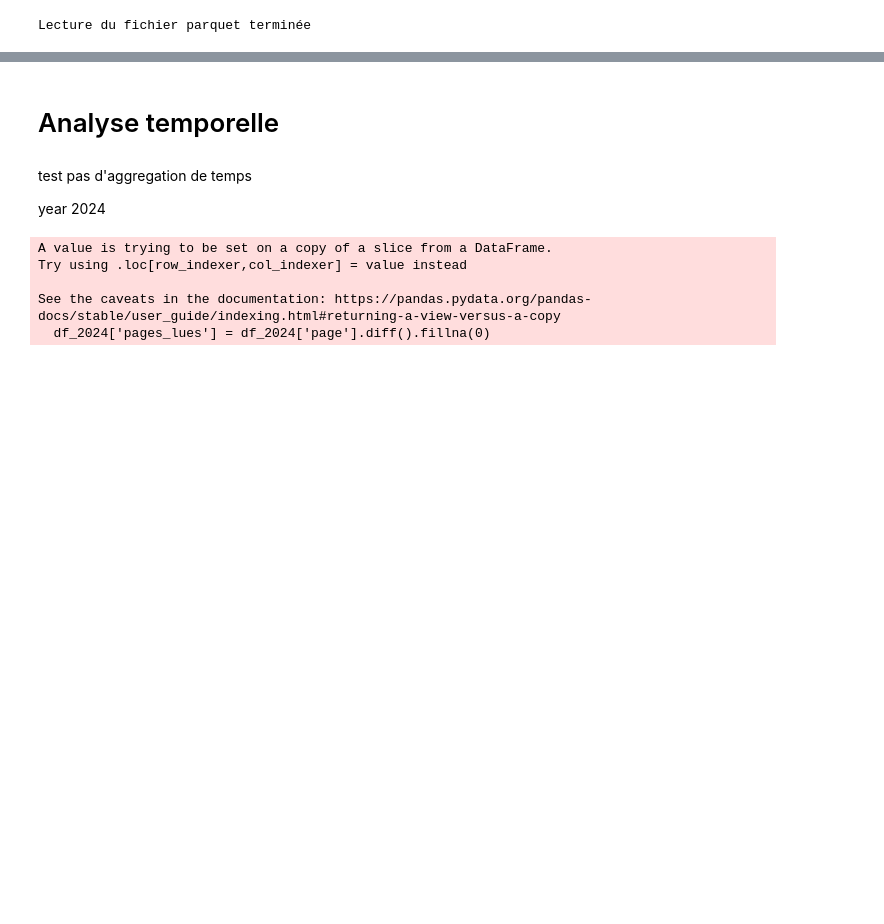
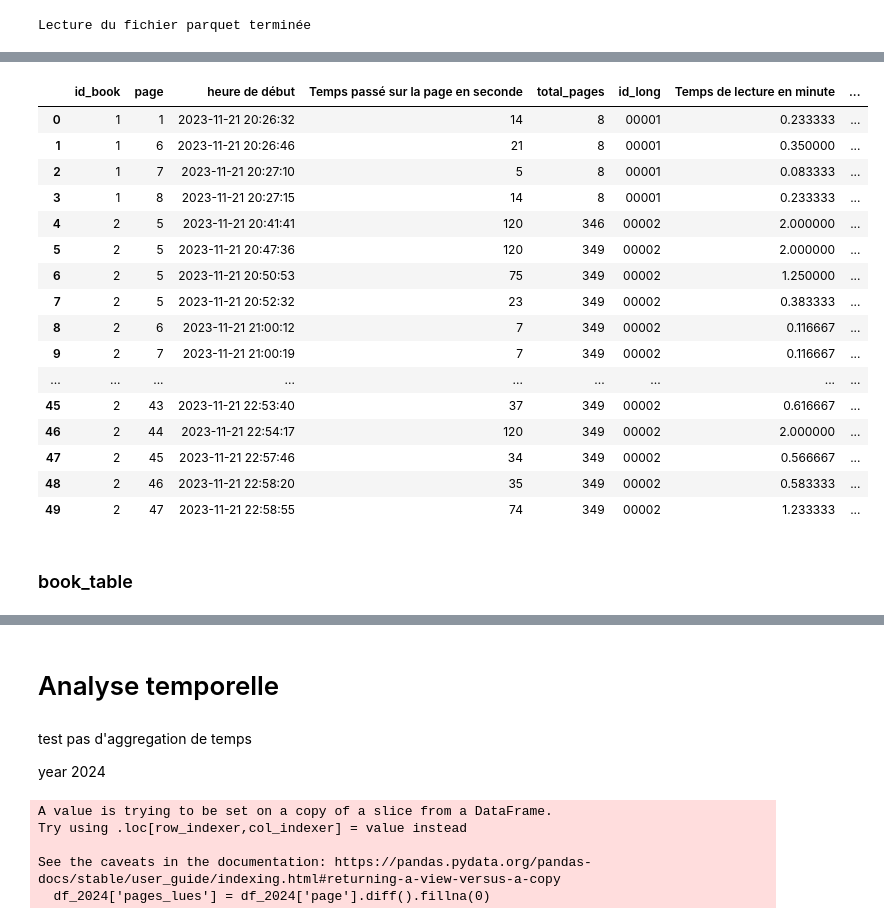
Before and after one commit to ChrisOlv/book_data_analysis, a Jupyter notebook: analyse_temporelle.ipynb, the cells around one changed output, grey strips where cells are left out. Drawn from its saved outputs; the diff is of its cells as text; code cells hidden in the pictures; blank space fills up the shorter version.

```diff
--- a/analyse_temporelle.ipynb
+++ b/analyse_temporelle.ipynb
@@ -93,0 +73,26 @@ df_page_stat_data.sort_values(by='start_time',ascending=False).head(50)
+# %%
+
+
+# ajoute une colonne "date de fin de lecture", égale au max de "date lecture" pour chaque id_book
+df_page_stat_data['date de fin de lecture'] = df_page_stat_data.groupby('id_book')['date lecture'].transform('max')
+df_page_stat_data.head(50)
+# %% [output]
+|  | id_book | page | heure de début | Temps passé sur la page en seconde | total_pages | id_long | Temps de lecture en minute | ... |
+| 0 | 1 | 1 | 2023-11-21 20:26:32 | 14 | 8 | 00001 | 0.233333 | ... |
+| 1 | 1 | 6 | 2023-11-21 20:26:46 | 21 | 8 | 00001 | 0.350000 | ... |
+| 2 | 1 | 7 | 2023-11-21 20:27:10 | 5 | 8 | 00001 | 0.083333 | ... |
+| 3 | 1 | 8 | 2023-11-21 20:27:15 | 14 | 8 | 00001 | 0.233333 | ... |
+| 4 | 2 | 5 | 2023-11-21 20:41:41 | 120 | 346 | 00002 | 2.000000 | ... |
+| 5 | 2 | 5 | 2023-11-21 20:47:36 | 120 | 349 | 00002 | 2.000000 | ... |
+| 6 | 2 | 5 | 2023-11-21 20:50:53 | 75 | 349 | 00002 | 1.250000 | ... |
+| 7 | 2 | 5 | 2023-11-21 20:52:32 | 23 | 349 | 00002 | 0.383333 | ... |
+| 8 | 2 | 6 | 2023-11-21 21:00:12 | 7 | 349 | 00002 | 0.116667 | ... |
+| 9 | 2 | 7 | 2023-11-21 21:00:19 | 7 | 349 | 00002 | 0.116667 | ... |
+| ... | ... | ... | ... | ... | ... | ... | ... | ... |
+| 45 | 2 | 43 | 2023-11-21 22:53:40 | 37 | 349 | 00002 | 0.616667 | ... |
+| 46 | 2 | 44 | 2023-11-21 22:54:17 | 120 | 349 | 00002 | 2.000000 | ... |
+| 47 | 2 | 45 | 2023-11-21 22:57:46 | 34 | 349 | 00002 | 0.566667 | ... |
+| 48 | 2 | 46 | 2023-11-21 22:58:20 | 35 | 349 | 00002 | 0.583333 | ... |
+| 49 | 2 | 47 | 2023-11-21 22:58:55 | 74 | 349 | 00002 | 1.233333 | ... |
+# %% [markdown]
+### book_table
```
Also changed, not shown: parts of 6 cells of this notebook, 6 other files.
